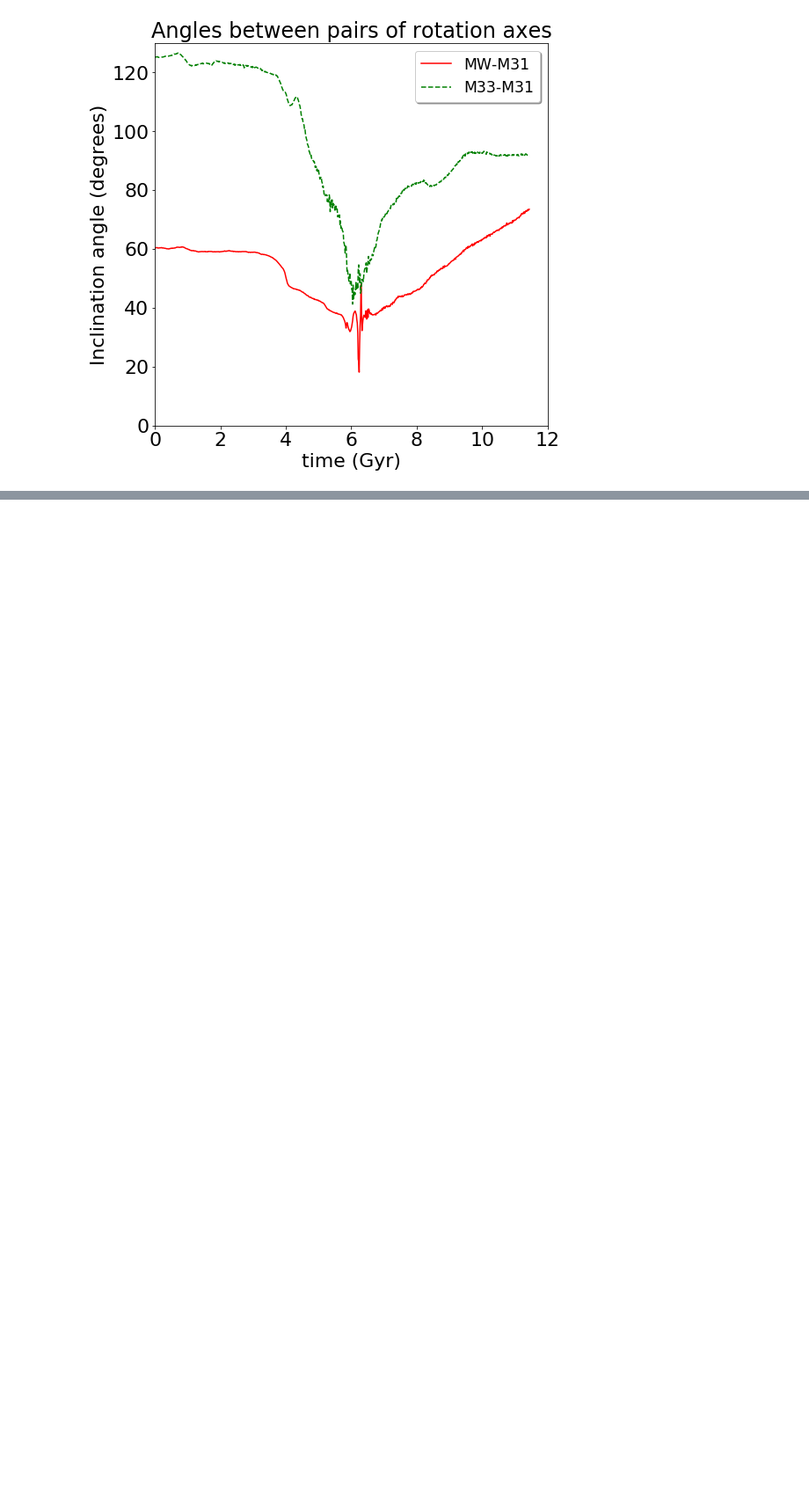
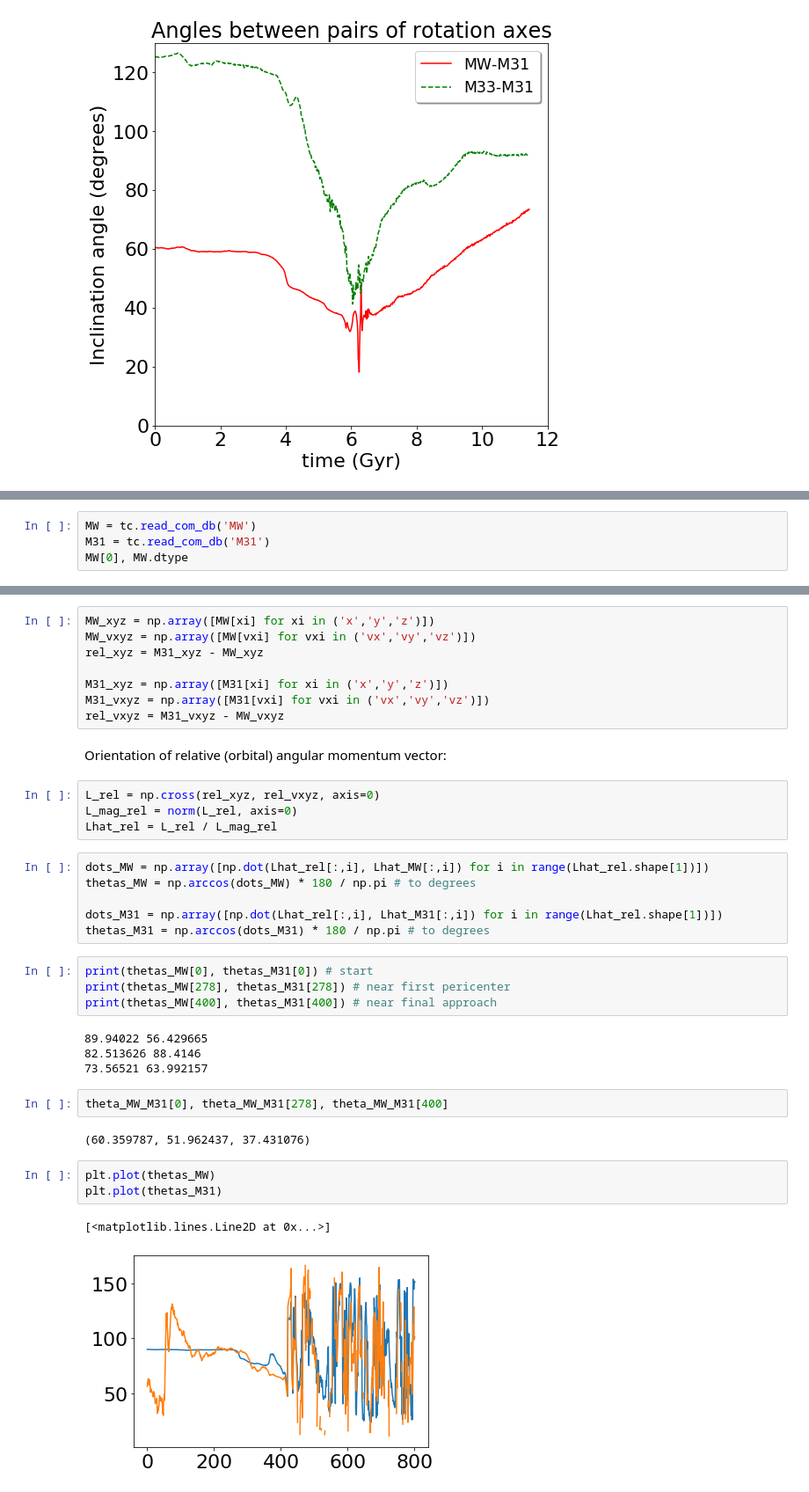
Before and after one commit to colinleach/400B_Leach, a Jupyter notebook: Project/notebooks/Inclinations_trajectories.ipynb, the cells around one changed output, grey strips where cells are left out. Shown at 88% size. Drawn from its saved outputs; the diff is of its cells as text; blank space fills up the shorter version.

Commit message:
added calcs on spin/orbit inclinations

```diff
--- a/Project/notebooks/Inclinations_trajectories.ipynb
+++ b/Project/notebooks/Inclinations_trajectories.ipynb
@@ -531,0 +530,4 @@ plt.savefig('inclinations_mutual.pdf', rasterized=True, dpi=350);
+# %%
+MW = tc.read_com_db('MW')
+M31 = tc.read_com_db('M31')
+MW[0], MW.dtype
@@ -531,0 +539,38 @@ plt.savefig('inclinations_mutual.pdf', rasterized=True, dpi=350);
+# %%
+MW_xyz = np.array([MW[xi] for xi in ('x','y','z')])
+MW_vxyz = np.array([MW[vxi] for vxi in ('vx','vy','vz')])
+rel_xyz = M31_xyz - MW_xyz
+
+M31_xyz = np.array([M31[xi] for xi in ('x','y','z')])
+M31_vxyz = np.array([M31[vxi] for vxi in ('vx','vy','vz')])
+rel_vxyz = M31_vxyz - MW_vxyz
+# %% [markdown]
+Orientation of relative (orbital) angular momentum vector:
+# %%
+L_rel = np.cross(rel_xyz, rel_vxyz, axis=0)
+L_mag_rel = norm(L_rel, axis=0)
+Lhat_rel = L_rel / L_mag_rel
+# %%
+dots_MW = np.array([np.dot(Lhat_rel[:,i], Lhat_MW[:,i]) for i in range(Lhat_rel.shape[1])])
+thetas_MW = np.arccos(dots_MW) * 180 / np.pi # to degrees
+
+dots_M31 = np.array([np.dot(Lhat_rel[:,i], Lhat_M31[:,i]) for i in range(Lhat_rel.shape[1])])
+thetas_M31 = np.arccos(dots_M31) * 180 / np.pi # to degrees
+# %%
+print(thetas_MW[0], thetas_M31[0]) # start
+print(thetas_MW[278], thetas_M31[278]) # near first pericenter
+print(thetas_MW[400], thetas_M31[400]) # near final approach
+# %% [output]
+89.94022 56.429665
+82.513626 88.4146
+73.56521 63.992157
+# %%
+theta_MW_M31[0], theta_MW_M31[278], theta_MW_M31[400]
+# %% [output]
+(60.359787, 51.962437, 37.431076)
+# %%
+plt.plot(thetas_MW)
+plt.plot(thetas_M31)
+# %% [output]
+[<matplotlib.lines.Line2D at 0x...>]
+[figure, added]
```
Also changed, not shown: parts of 10 cells of this notebook, 2 other files.
